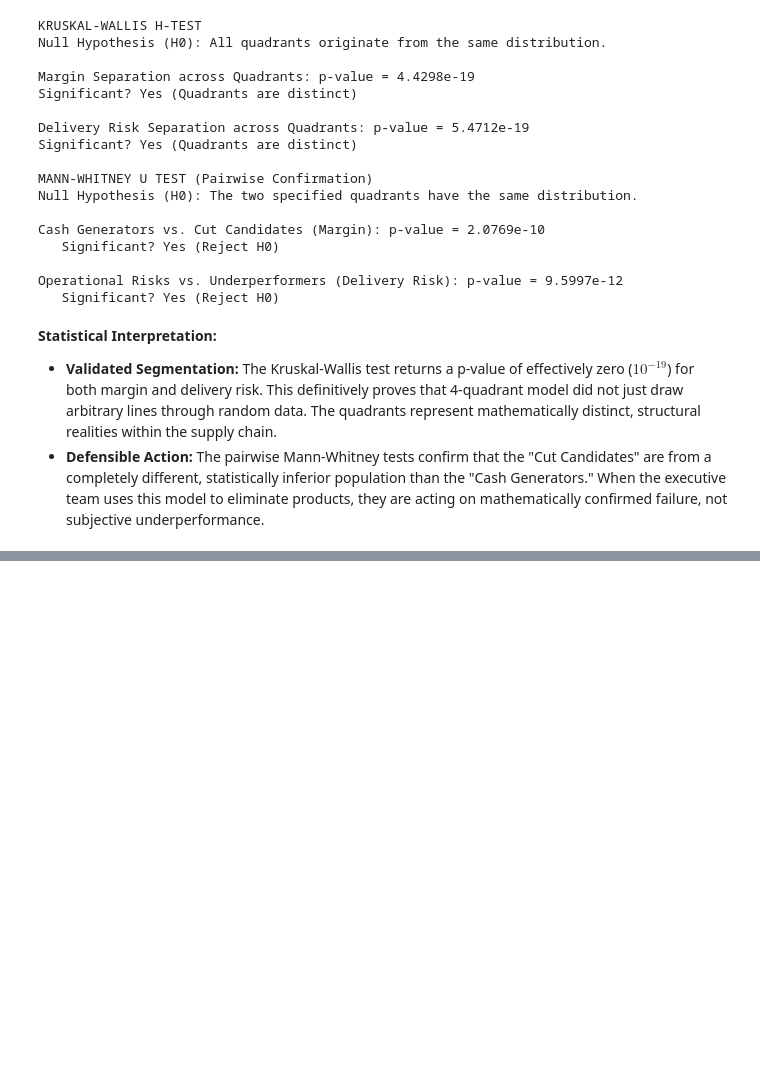
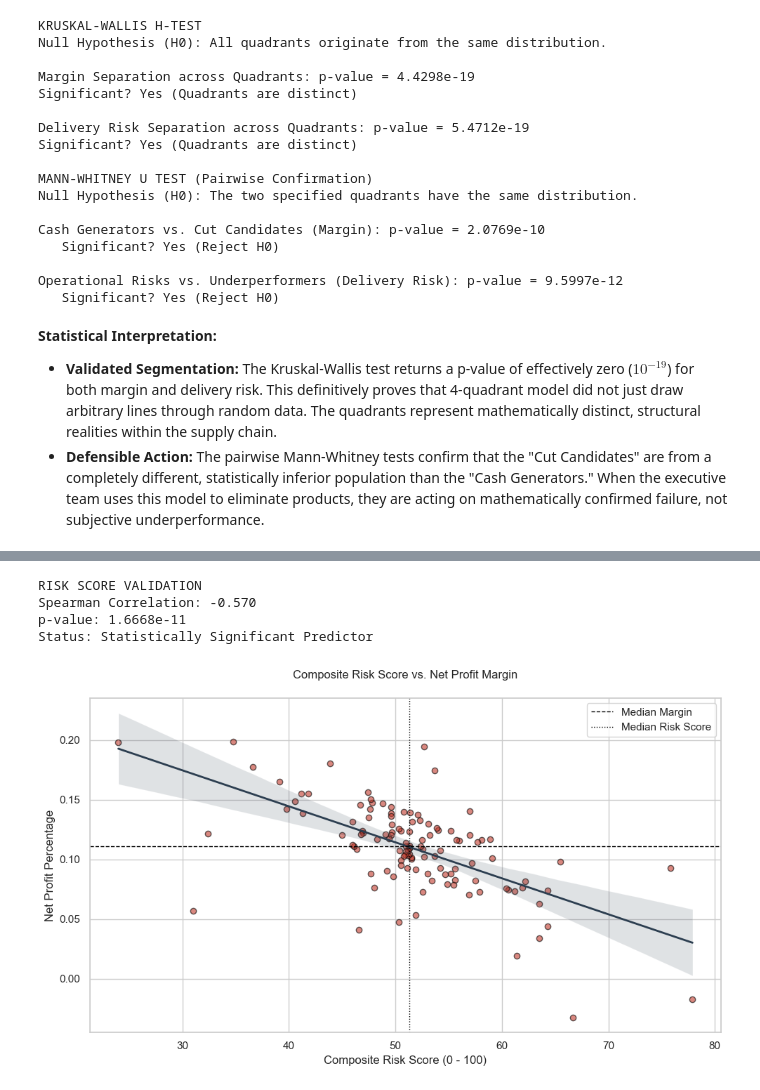
Before and after one commit to zeeshan-akram-ds/ecommerce-revenue-illusion-audit, a Jupyter notebook: notebooks/03_statistical_validation.ipynb, the cells around one changed output, grey strips where cells are left out. Saved outputs shown, nothing was run; the diff lists cells and outputs as text; code cells hidden in the pictures; blank space fills up the shorter version.

Commit message:
feat(notebook): composite risk score validated as statistically significant margin predictor (r = -0.57, p < 0.0001)

```diff
--- a/notebooks/03_statistical_validation.ipynb
+++ b/notebooks/03_statistical_validation.ipynb
@@ -218,0 +277,35 @@ Operational Risks vs. Underperformers (Delivery Risk): p-value = 9.5997e-12
+# %%
+# Re-calculate correlation explicitly for the score
+score_corr, score_p = stats.spearmanr(df['composite_risk_score'].dropna(), df['net_profit_pct'].dropna())
+
+print("RISK SCORE VALIDATION")
+print(f"Spearman Correlation: {score_corr:.3f}")
+print(f"p-value: {score_p:.4e}")
+print(f"Status: {'Statistically Significant Predictor' if score_p < 0.05 else 'Insufficient Evidence'}\n")
+
+# Visualise the predictive power
+plt.figure(figsize=(10, 6))
+sns.regplot(
+    data=df,
+    x='composite_risk_score',
+    y='net_profit_pct',
+    scatter_kws={'alpha':0.6, 'color':'#c0392b', 'edgecolor': 'black'},
+    line_kws={'color':'#2c3e50', 'linewidth':2}
+)
+
+# Reference lines
+plt.axhline(df['net_profit_pct'].median(), color='black', linestyle='--', linewidth=1, label='Median Margin')
+plt.axvline(df['composite_risk_score'].median(), color='black', linestyle=':', linewidth=1, label='Median Risk Score')
+
+plt.title('Composite Risk Score vs. Net Profit Margin', pad=20)
+plt.xlabel('Composite Risk Score (0 - 100)')
+plt.ylabel('Net Profit Percentage')
+plt.legend()
+plt.tight_layout()
+plt.show()
+# %% [output]
+RISK SCORE VALIDATION
+Spearman Correlation: -0.570
+p-value: 1.6668e-11
+Status: Statistically Significant Predictor
+[figure, added]
```
Also changed, not shown: parts of 5 cells of this notebook.
